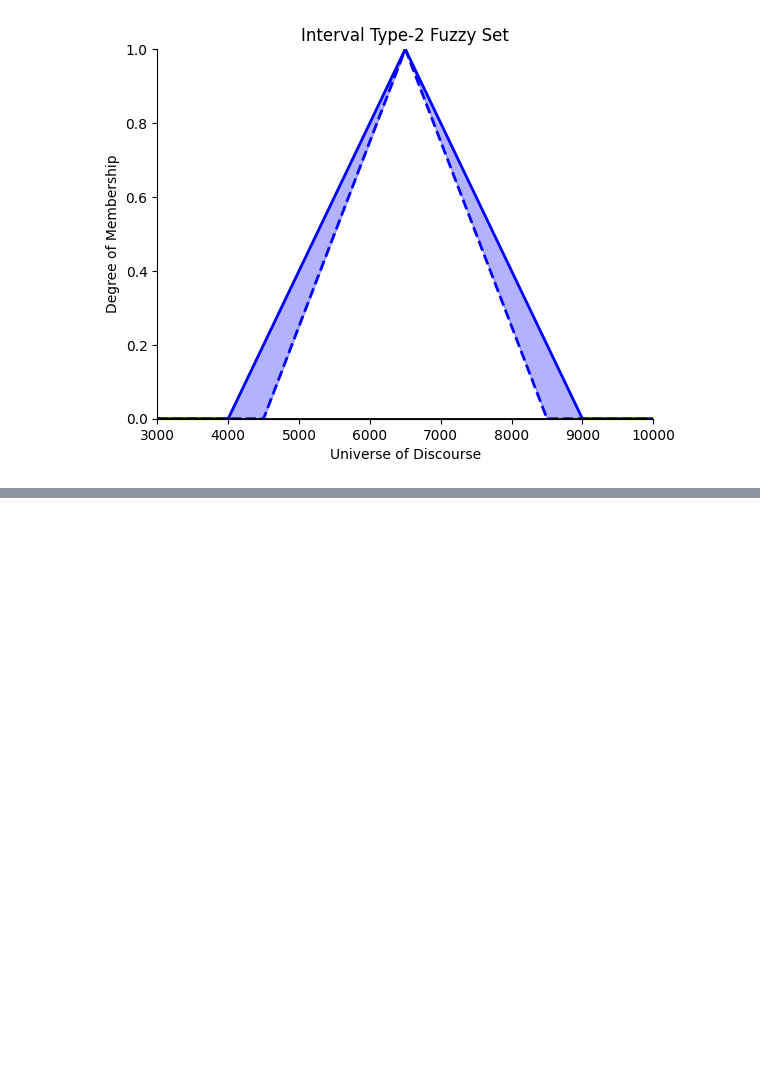
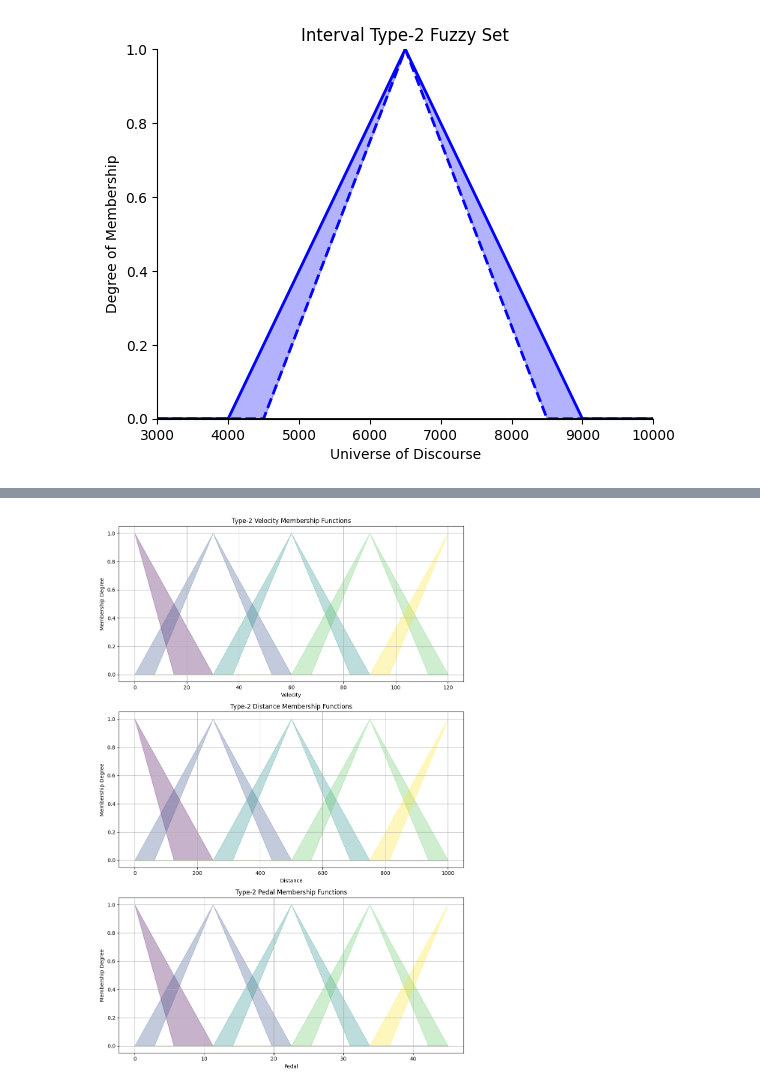
Before and after one commit to Siavashiii/FuzzySystem2, a Jupyter notebook: fuzzyTA2.ipynb, the cells around one changed output, grey strips where cells are left out. Saved outputs shown, nothing was run; the diff lists cells and outputs as text; code cells hidden in the pictures; blank space fills up the shorter version.

```diff
--- a/fuzzyTA2.ipynb
+++ b/fuzzyTA2.ipynb
@@ -286,0 +289,69 @@ type2_fis.plot_membership_functions_type2()
+# %%
+import numpy as np
+import matplotlib.pyplot as plt
+
+class Updated_Type2_FIS:
+    def __init__(self, numberOfMFInputV=5, maxOfVelocity=120, numberOfMFInputD=5, maxOfDistance=1000, numberOfMFOutputP=5, maxOfPedal=45):
+        self.numberOfMFInputV = numberOfMFInputV
+        self.maxOfVelocity = maxOfVelocity
+        self.numberOfMFInputD = numberOfMFInputD
+        self.maxOfDistance = maxOfDistance
+        self.numberOfMFOutputP = numberOfMFOutputP
+        self.maxOfPedal = maxOfPedal
+
+    def get_parameters_MFs(self, numberOfMFs, maxValue):
+        step = maxValue / (numberOfMFs - 1)
+        parameters_MFs = []
+        for i in range(numberOfMFs):
+            if i == 0:
+                parameters_MFs.append([0, 0, step, 0, 0, step / 2])
+            elif i == numberOfMFs - 1:
+                parameters_MFs.append([(i - 1) * step, maxValue, maxValue, (i - 1) * step + step / 4, maxValue, maxValue])
+            else:
+                middle = i * step
+                parameters_MFs.append([(i - 1) * step, middle, (i + 1) * step, (i - 1) * step + step / 4, middle, (i + 1) * step - step / 4])
+        return parameters_MFs
+
+    def triangular_type2(self, x, params):
+        a, b, c, a_prime, b_prime, c_prime = params
+        upper_membership = 0.0
+        lower_membership = 0.0
+
+        if a <= x <= b:
+            upper_membership = (x - a) / (b - a)
+        elif b < x <= c:
+            upper_membership = (c - x) / (c - b)
+
+        if a_prime <= x <= b_prime:
+            lower_membership = (x - a_prime) / (b_prime - a_prime)
+        elif b_prime < x <= c_prime:
+            lower_membership = (c_prime - x) / (c_prime - b_prime)
+
+        return (lower_membership, upper_membership)
+
+    def plot_membership_functions_type2(self):
+        fig, axs = plt.subplots(3, 1, figsize=(10, 15))
+        parameters = [(self.numberOfMFInputV, self.maxOfVelocity, 'Velocity'),
+                      (self.numberOfMFInputD, self.maxOfDistance, 'Distance'),
+                      (self.numberOfMFOutputP, self.maxOfPedal, 'Pedal')]
+
+        for idx, (num, max_val, label) in enumerate(parameters):
+            colors = plt.cm.viridis(np.linspace(0, 1, num))
+            for i, params in enumerate(self.get_parameters_MFs(num, max_val)):
+                x = np.linspace(0, max_val, 1000)
+                y_lower, y_upper = zip(*[self.triangular_type2(xi, params) for xi in x])
+                color = colors[i]
+                axs[idx].fill_between(x, y_lower, y_upper, color=color, alpha=0.3)
+            axs[idx].set_title(f'Type-2 {label} Membership Functions')
+            axs[idx].set_xlabel(label)
+            axs[idx].set_ylabel('Membership Degree')
+            axs[idx].grid(True)
+
+        plt.tight_layout()
+        plt.show()
+
+# Parameters
+fis = Updated_Type2_FIS()
+fis.plot_membership_functions_type2()
+# %% [output]
+[figure, added]
```
Also changed, not shown: parts of 2 cells of this notebook.
